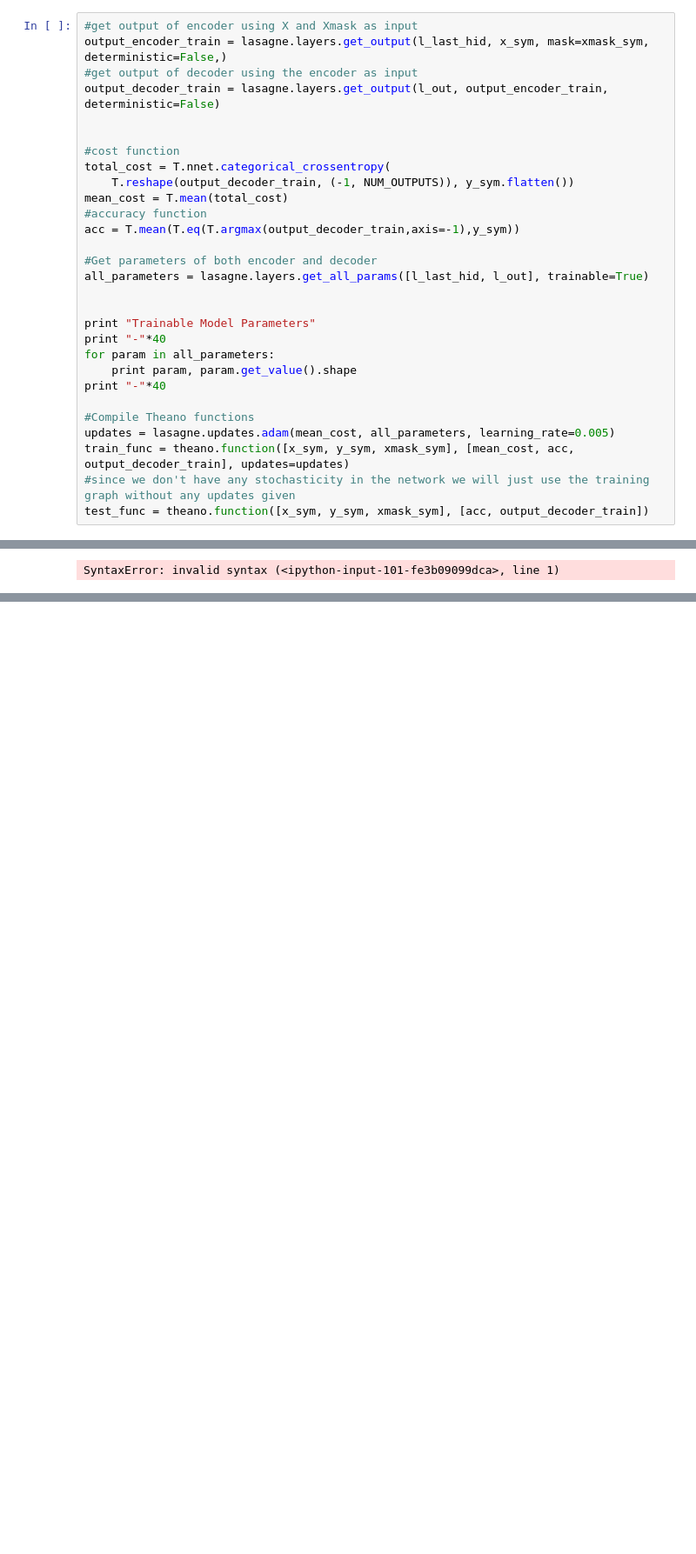
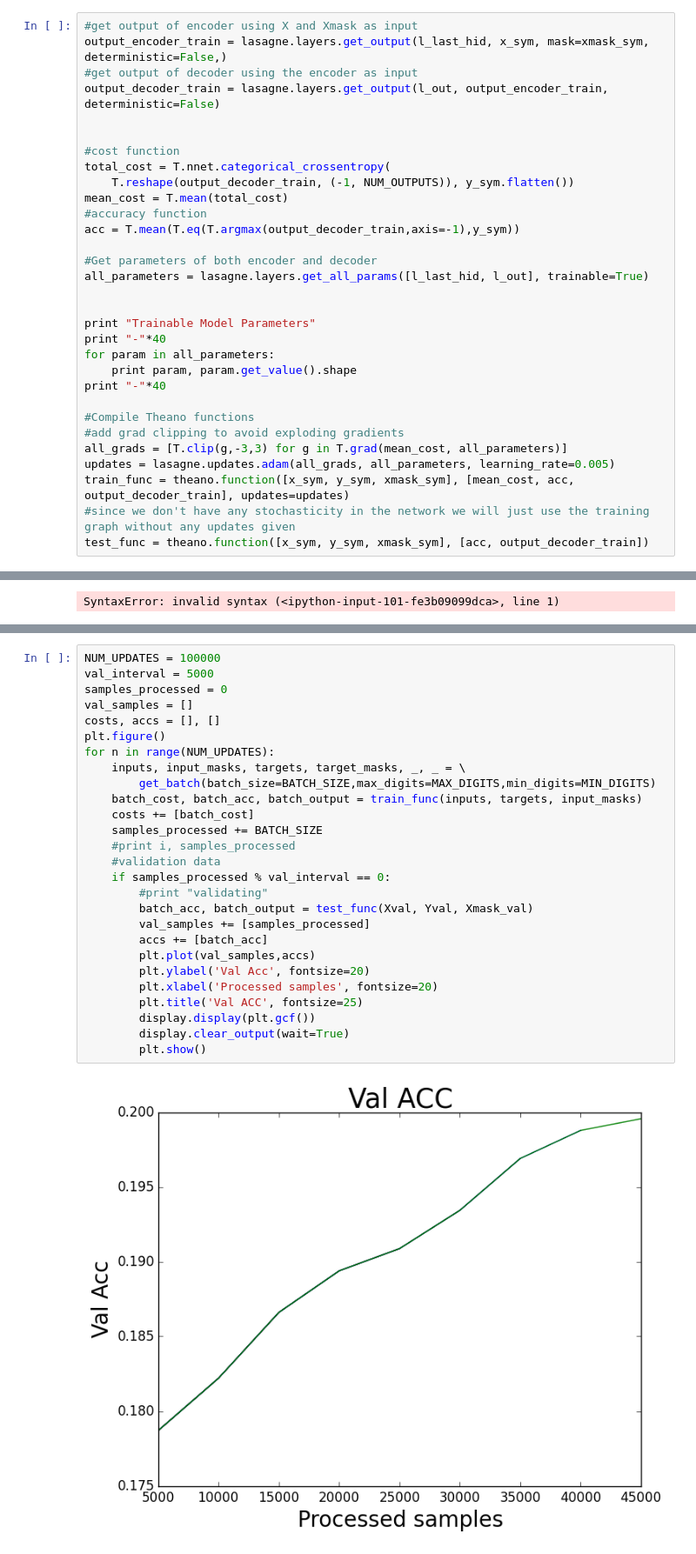
Before and after one commit to skaae/summerschool, a Jupyter notebook: RNN.ipynb, the cells around one changed output, grey strips where cells are left out. Shown at 87% size. Drawn from its saved outputs; the diff is of its cells as text; blank space fills up the shorter version.

```diff
--- a/RNN.ipynb
+++ b/RNN.ipynb
@@ -176,7 +176,9 @@ for param in all_parameters:
 print "-"*40
 
 #Compile Theano functions
-updates = lasagne.updates.adam(mean_cost, all_parameters, learning_rate=0.005)
+#add grad clipping to avoid exploding gradients
+all_grads = [T.clip(g,-3,3) for g in T.grad(mean_cost, all_parameters)]
+updates = lasagne.updates.adam(all_grads, all_parameters, learning_rate=0.005)
 train_func = theano.function([x_sym, y_sym, xmask_sym], [mean_cost, acc, output_decoder_train], updates=updates)
 #since we don't have any stochasticity in the network we will just use the training graph without any updates given
 test_func = theano.function([x_sym, y_sym, xmask_sym], [acc, output_decoder_train])
@@ -271,0 +389,29 @@ SyntaxError: invalid syntax (<ipython-input-101-fe3b09099dca>, line 1)
+# %%
+NUM_UPDATES = 100000
+val_interval = 5000
+samples_processed = 0
+val_samples = []
+costs, accs = [], []
+plt.figure()
+for n in range(NUM_UPDATES):
+    inputs, input_masks, targets, target_masks, _, _ = \
+        get_batch(batch_size=BATCH_SIZE,max_digits=MAX_DIGITS,min_digits=MIN_DIGITS)
+    batch_cost, batch_acc, batch_output = train_func(inputs, targets, input_masks)
+    costs += [batch_cost]
+    samples_processed += BATCH_SIZE
+    #print i, samples_processed
+    #validation data
+    if samples_processed % val_interval == 0:
+        #print "validating"
+        batch_acc, batch_output = test_func(Xval, Yval, Xmask_val)
+        val_samples += [samples_processed]
+        accs += [batch_acc]
+        plt.plot(val_samples,accs)
+        plt.ylabel('Val Acc', fontsize=20)
+        plt.xlabel('Processed samples', fontsize=20)
+        plt.title('Val ACC', fontsize=25)
+        display.display(plt.gcf())
+        display.clear_output(wait=True)
+        plt.show()
+# %% [output]
+[figure, added]
```
Also changed, not shown: parts of 6 cells of this notebook, 1 other file.
